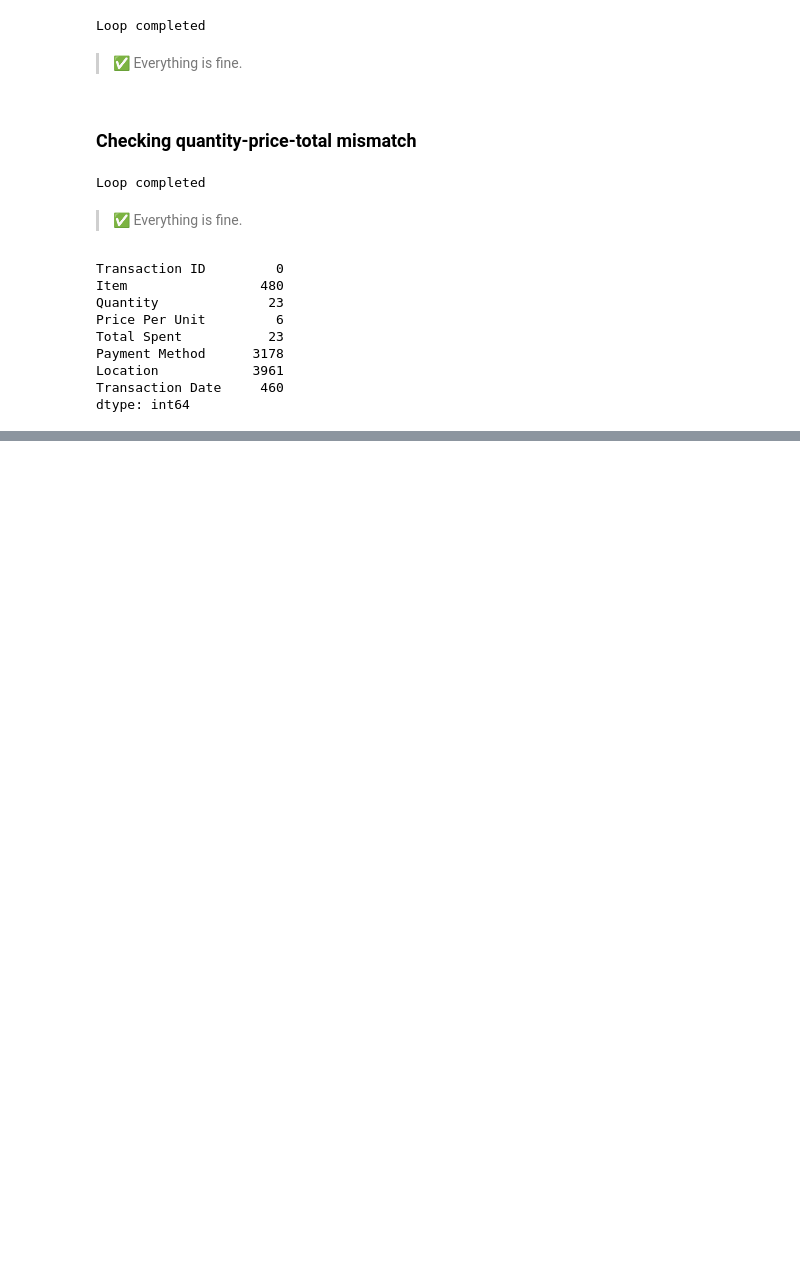
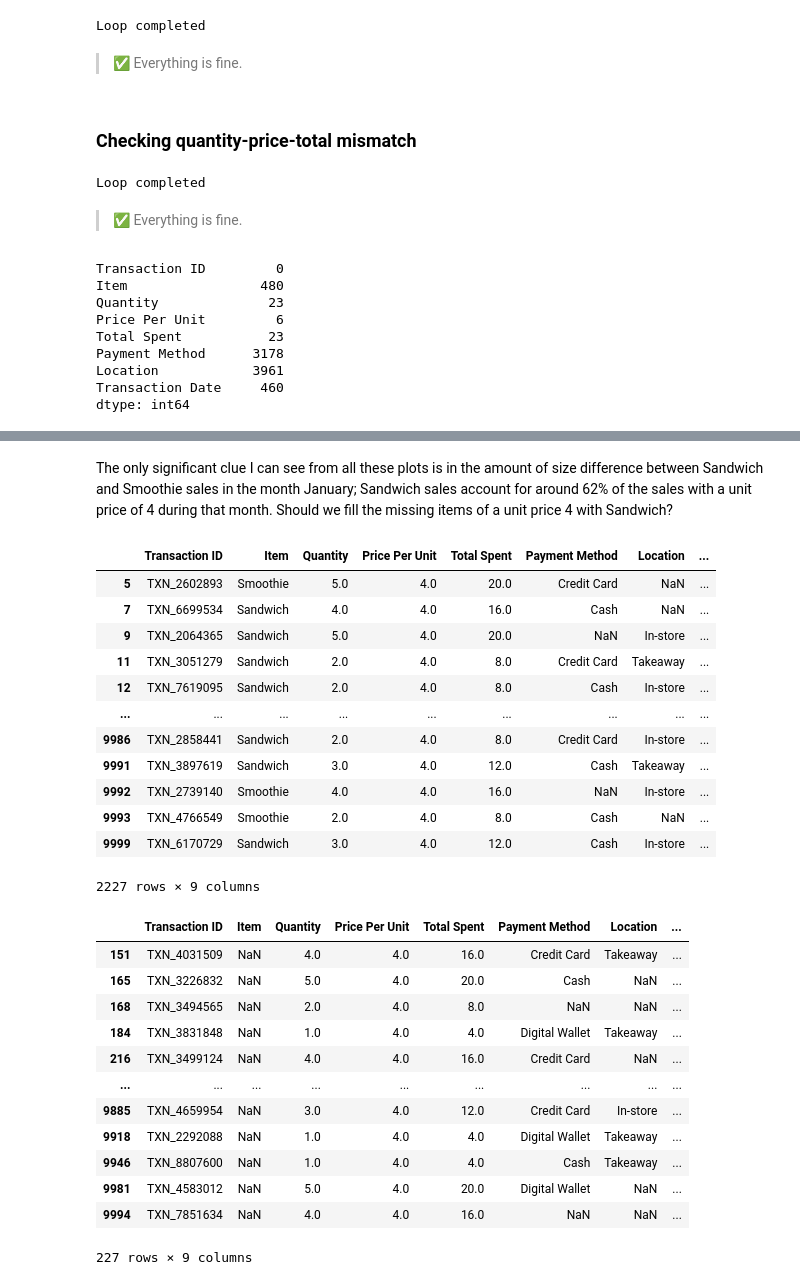
Before and after one commit to Gerum-Berhanu/data-cleaning, a Jupyter notebook: cafe.ipynb, the cells around one changed output, grey strips where cells are left out. Drawn from its saved outputs; the diff is of its cells as text; code cells hidden in the pictures; blank space fills up the shorter version.

```diff
--- a/cafe.ipynb
+++ b/cafe.ipynb
@@ -450,0 +601,35 @@ dtype: int64
+# %% [markdown]
+The only significant clue I can see from all these plots is in the amount of size difference between Sandwich and Smoothie sales in the month January; Sandwich sales account for around 62% of the sales with a unit price of 4 during that month. Should we fill the missing items of a unit price 4 with Sandwich?
+# %%
+df_valid_sandwich_smoothie = df_price[df_price["Item"].isin(["Sandwich", "Smoothie"])]
+df_missing_sandwich_smoothie = df_price[df_price["Item"].isna() & (df_price["Price Per Unit"] == 4)]
+# %%
+display(df_valid_sandwich_smoothie)
+display(df_missing_sandwich_smoothie)
+# %% [output]
+|  | Transaction ID | Item | Quantity | Price Per Unit | Total Spent | Payment Method | Location | ... |
+| 5 | TXN_2602893 | Smoothie | 5.0 | 4.0 | 20.0 | Credit Card | NaN | ... |
+| 7 | TXN_6699534 | Sandwich | 4.0 | 4.0 | 16.0 | Cash | NaN | ... |
+| 9 | TXN_2064365 | Sandwich | 5.0 | 4.0 | 20.0 | NaN | In-store | ... |
+| 11 | TXN_3051279 | Sandwich | 2.0 | 4.0 | 8.0 | Credit Card | Takeaway | ... |
+| 12 | TXN_7619095 | Sandwich | 2.0 | 4.0 | 8.0 | Cash | In-store | ... |
+| ... | ... | ... | ... | ... | ... | ... | ... | ... |
+| 9986 | TXN_2858441 | Sandwich | 2.0 | 4.0 | 8.0 | Credit Card | In-store | ... |
+| 9991 | TXN_3897619 | Sandwich | 3.0 | 4.0 | 12.0 | Cash | Takeaway | ... |
+| 9992 | TXN_2739140 | Smoothie | 4.0 | 4.0 | 16.0 | NaN | In-store | ... |
+| 9993 | TXN_4766549 | Smoothie | 2.0 | 4.0 | 8.0 | Cash | NaN | ... |
+| 9999 | TXN_6170729 | Sandwich | 3.0 | 4.0 | 12.0 | Cash | In-store | ... |
+2227 rows × 9 columns
+|  | Transaction ID | Item | Quantity | Price Per Unit | Total Spent | Payment Method | Location | ... |
+| 151 | TXN_4031509 | NaN | 4.0 | 4.0 | 16.0 | Credit Card | Takeaway | ... |
+| 165 | TXN_3226832 | NaN | 5.0 | 4.0 | 20.0 | Cash | NaN | ... |
+| 168 | TXN_3494565 | NaN | 2.0 | 4.0 | 8.0 | NaN | NaN | ... |
+| 184 | TXN_3831848 | NaN | 1.0 | 4.0 | 4.0 | Digital Wallet | Takeaway | ... |
+| 216 | TXN_3499124 | NaN | 4.0 | 4.0 | 16.0 | Credit Card | NaN | ... |
+| ... | ... | ... | ... | ... | ... | ... | ... | ... |
+| 9885 | TXN_4659954 | NaN | 3.0 | 4.0 | 12.0 | Credit Card | In-store | ... |
+| 9918 | TXN_2292088 | NaN | 1.0 | 4.0 | 4.0 | Digital Wallet | Takeaway | ... |
+| 9946 | TXN_8807600 | NaN | 1.0 | 4.0 | 4.0 | Cash | Takeaway | ... |
+| 9981 | TXN_4583012 | NaN | 5.0 | 4.0 | 20.0 | Digital Wallet | NaN | ... |
+| 9994 | TXN_7851634 | NaN | 4.0 | 4.0 | 16.0 | NaN | NaN | ... |
+227 rows × 9 columns
```
Also changed, not shown: parts of 24 cells of this notebook.
